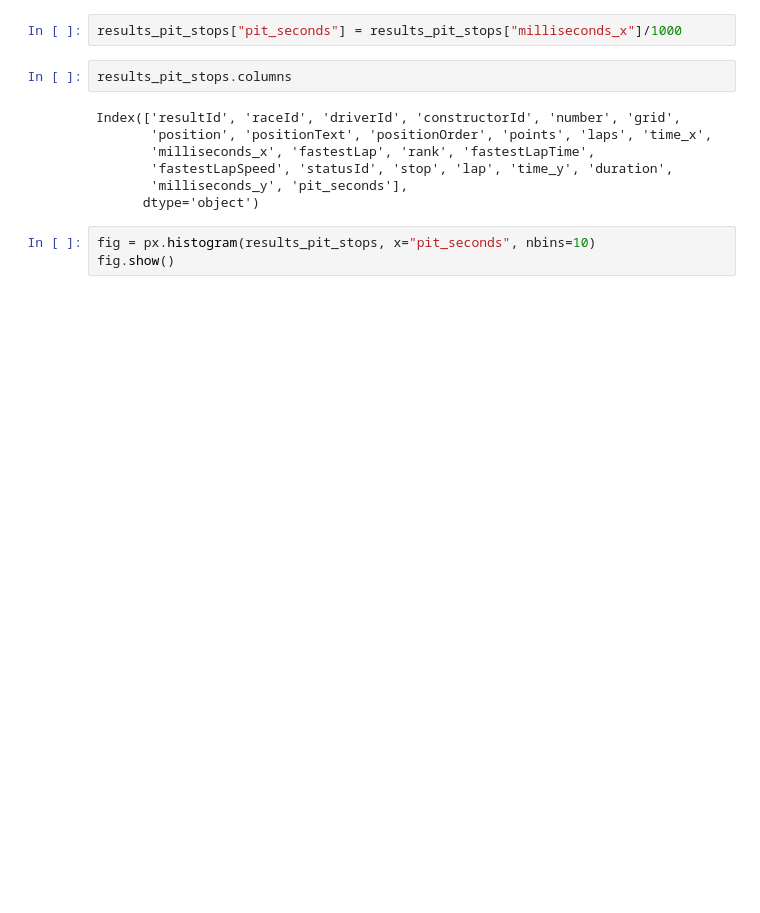
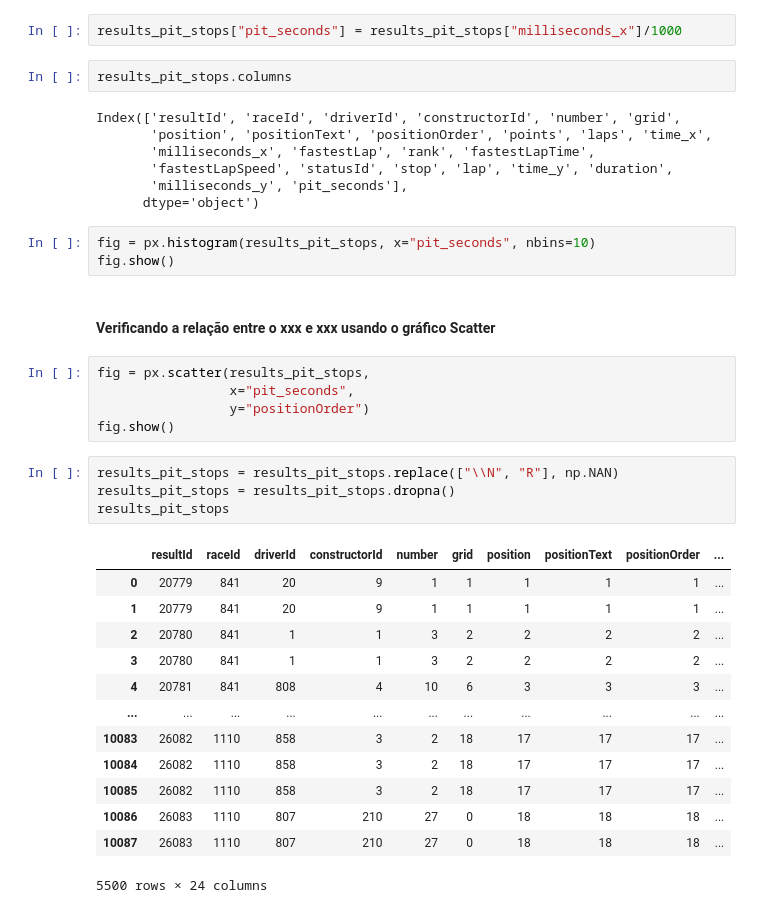
Before and after one commit to Oseiasdfarias/estatistica_do_basico_ao_avancado_EBA, a Jupyter notebook: python_basico/analise_de_dados_formula1.ipynb, the cells around one changed output. Saved outputs shown, nothing was run; the diff lists cells and outputs as text; blank space fills up the shorter version.

```diff
--- a/python_basico/analise_de_dados_formula1.ipynb
+++ b/python_basico/analise_de_dados_formula1.ipynb
@@ -376,3 +378,28 @@ Index(['resultId', 'raceId', 'driverId', 'constructorId', 'number', 'grid',
 # %%
 fig = px.histogram(results_pit_stops, x="pit_seconds", nbins=10)
 fig.show()
+# %% [markdown]
+#### Verificando a relação entre o xxx e xxx usando o gráfico Scatter
+# %%
+fig = px.scatter(results_pit_stops,
+                 x="pit_seconds",
+                 y="positionOrder")
+fig.show()
+# %%
+results_pit_stops = results_pit_stops.replace(["\\N", "R"], np.NAN)
+results_pit_stops = results_pit_stops.dropna()
+results_pit_stops
+# %% [output]
+|  | resultId | raceId | driverId | constructorId | number | grid | position | positionText | positionOrder | ... |
+| 0 | 20779 | 841 | 20 | 9 | 1 | 1 | 1 | 1 | 1 | ... |
+| 1 | 20779 | 841 | 20 | 9 | 1 | 1 | 1 | 1 | 1 | ... |
+| 2 | 20780 | 841 | 1 | 1 | 3 | 2 | 2 | 2 | 2 | ... |
+| 3 | 20780 | 841 | 1 | 1 | 3 | 2 | 2 | 2 | 2 | ... |
+| 4 | 20781 | 841 | 808 | 4 | 10 | 6 | 3 | 3 | 3 | ... |
+| ... | ... | ... | ... | ... | ... | ... | ... | ... | ... | ... |
+| 10083 | 26082 | 1110 | 858 | 3 | 2 | 18 | 17 | 17 | 17 | ... |
+| 10084 | 26082 | 1110 | 858 | 3 | 2 | 18 | 17 | 17 | 17 | ... |
+| 10085 | 26082 | 1110 | 858 | 3 | 2 | 18 | 17 | 17 | 17 | ... |
+| 10086 | 26083 | 1110 | 807 | 210 | 27 | 0 | 18 | 18 | 18 | ... |
+| 10087 | 26083 | 1110 | 807 | 210 | 27 | 0 | 18 | 18 | 18 | ... |
+5500 rows × 24 columns
```
Also changed, not shown: parts of 3 cells of this notebook.
